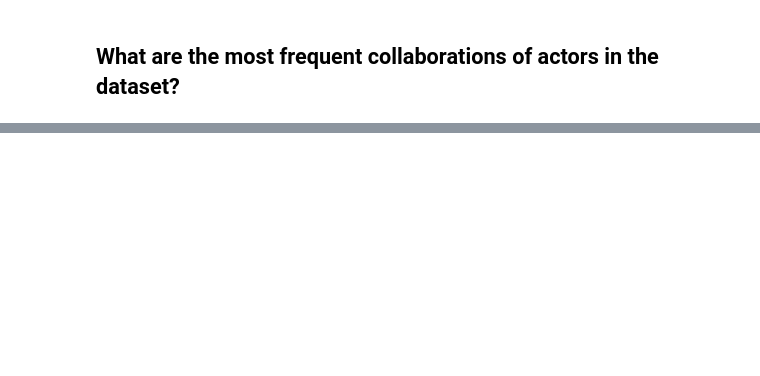
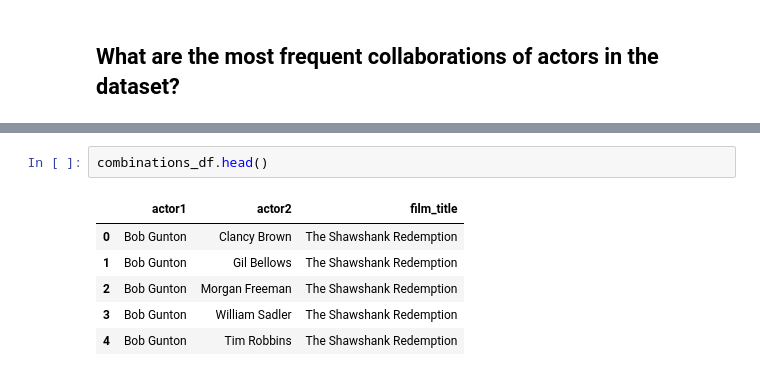
Before and after one commit to alfiobonanno/filmcrave_scraper_assignment, a Jupyter notebook: film_analysis.ipynb, the cells around one changed output, grey strips where cells are left out. Saved outputs shown, nothing was run; the diff lists cells and outputs as text; blank space fills up the shorter version.

```diff
--- a/film_analysis.ipynb
+++ b/film_analysis.ipynb
@@ -337,0 +354,9 @@ combinations_df = pd.DataFrame(combinations_list)
+# %%
+combinations_df.head()
+# %% [output]
+|  | actor1 | actor2 | film_title |
+| 0 | Bob Gunton | Clancy Brown | The Shawshank Redemption |
+| 1 | Bob Gunton | Gil Bellows | The Shawshank Redemption |
+| 2 | Bob Gunton | Morgan Freeman | The Shawshank Redemption |
+| 3 | Bob Gunton | William Sadler | The Shawshank Redemption |
+| 4 | Bob Gunton | Tim Robbins | The Shawshank Redemption |
```
Also changed, not shown: parts of 13 cells of this notebook.
